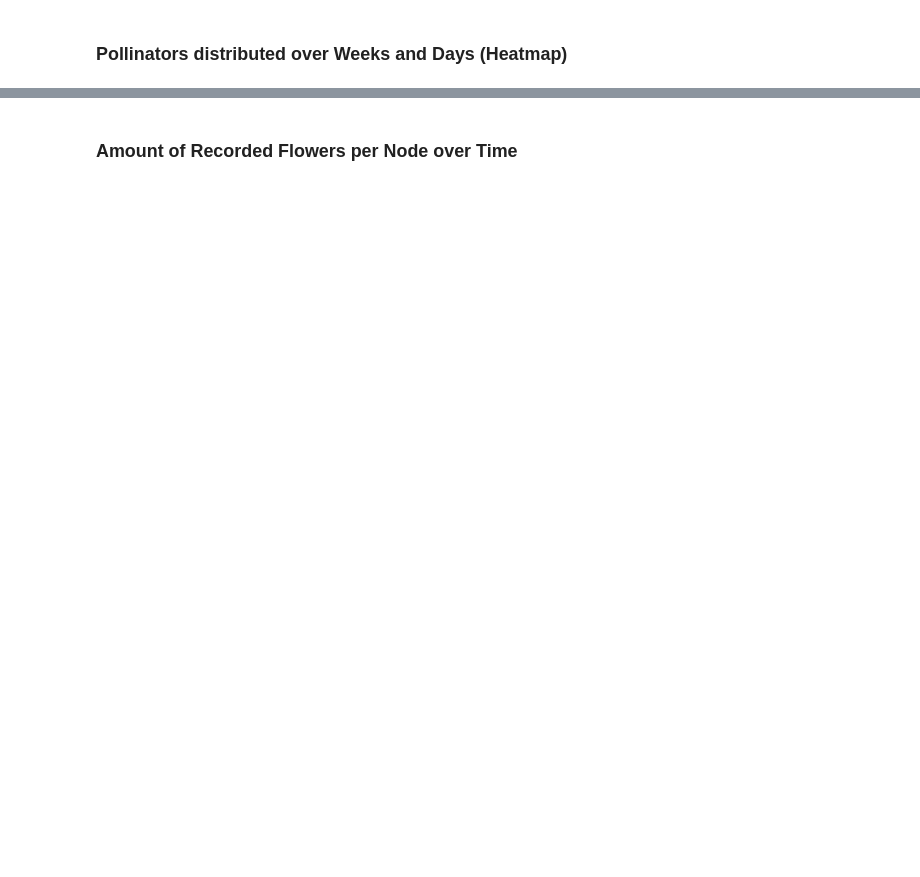
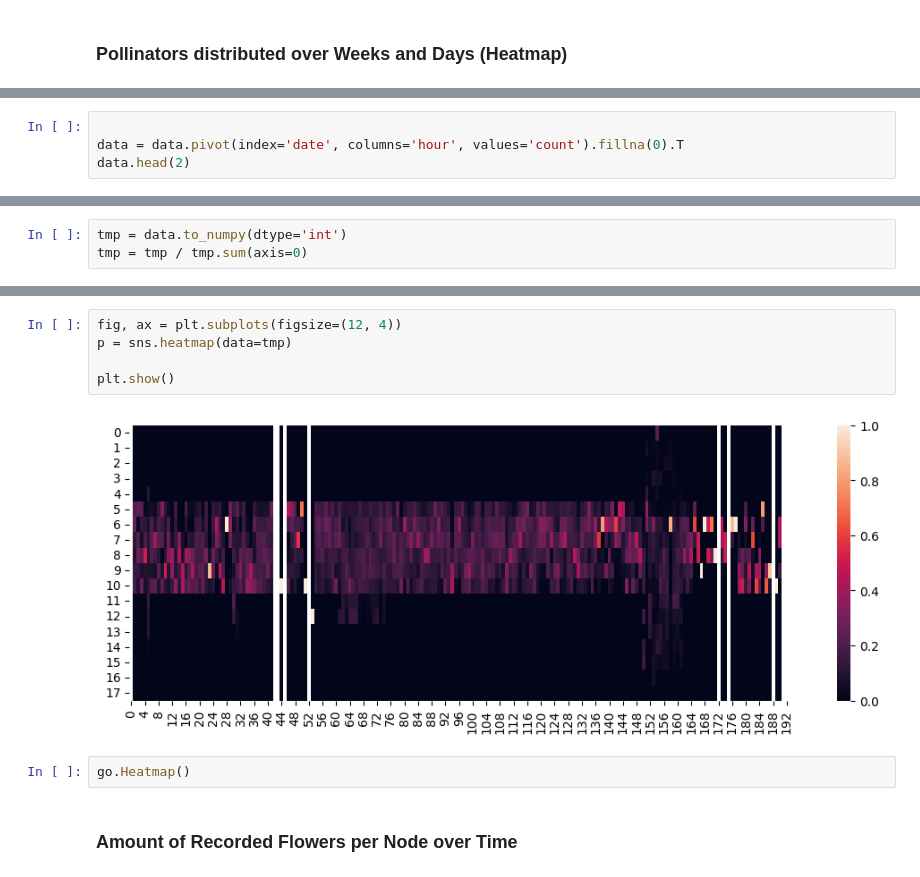
Before and after one commit to mitwelten/mitwelten-ml-backend-pollinators, a Jupyter notebook: notebooks/analyze_db_data.ipynb, the cells around one changed output, grey strips where cells are left out. Saved outputs shown, nothing was run; the diff lists cells and outputs as text; blank space fills up the shorter version.

```diff
--- a/notebooks/analyze_db_data.ipynb
+++ b/notebooks/analyze_db_data.ipynb
@@ -490,0 +509,4 @@ res.head(20)
+# %%
+
+data = data.pivot(index='date', columns='hour', values='count').fillna(0).T
+data.head(2)
@@ -490,0 +529,3 @@ res.head(20)
+# %%
+tmp = data.to_numpy(dtype='int')
+tmp = tmp / tmp.sum(axis=0)
@@ -491,2 +537,11 @@ res.head(20)
+# %%
+fig, ax = plt.subplots(figsize=(12, 4))
+p = sns.heatmap(data=tmp)
+
+plt.show()
+# %% [output]
+[figure, added]
+# %%
+go.Heatmap()
 # %% [markdown]
 ### Amount of Recorded Flowers per Node over Time
```
Also changed, not shown: parts of 18 cells of this notebook.
